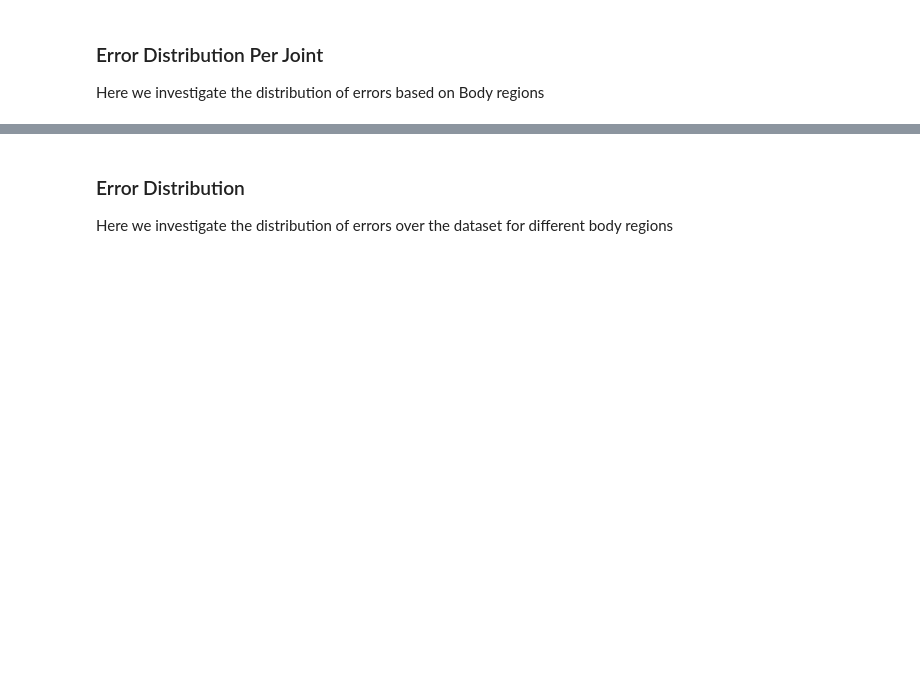
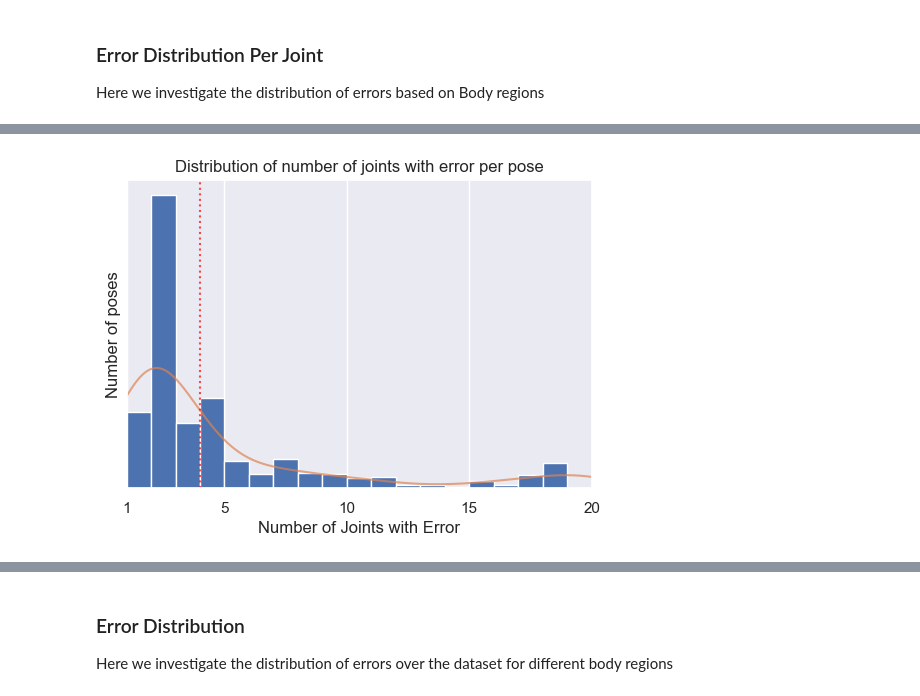
Before and after one commit to LeonardoPohl/FESD, a Jupyter notebook: FESDModel/FESDModel.ipynb, the cells around one changed output, grey strips where cells are left out. Saved outputs shown, nothing was run; the diff lists cells and outputs as text; code cells hidden in the pictures; blank space fills up the shorter version.

```diff
--- a/FESDModel/FESDModel.ipynb
+++ b/FESDModel/FESDModel.ipynb
@@ -191,17 +196,18 @@ df_data_full_body = df_data[df_data['mode'] == Mode.FULL_BODY]
 
 Here we investigate the distribution of errors based on Body regions
 # %%
-df_data_joints["pose_id"] = df_data_joints["Session"] + "_" + df_data_joints["Frame"].astype(str)
+df_data_joints["pose_id"]      = df_data_joints["Session"] + "_" + df_data_joints["Frame"].astype(str)
+df_data_joints["error_simple"] = df_data_joints["Error"].apply(lambda x: 1 if x > 0 else 0)
+df_data_joints["joint_name"]   = df_data_joints["Joint"].apply(lambda x: joint_names[x])
 # %%
-df_data_joints["Upper Body"] = df_data_joints["Joint"].apply(lambda x: x in upper_body_i)
-df_data_joints["Lower Body"] = df_data_joints["Joint"].apply(lambda x: x in lower_body_i)
+class_dict_halves = Mode.HALF_BODY.get_class_dict()
+df_data_joints["Upper Body"] = df_data_joints["Joint"].apply(lambda x: x in class_dict_halves["Upper Body"])
+df_data_joints["Lower Body"] = df_data_joints["Joint"].apply(lambda x: x in class_dict_halves["Lower Body"])
 
-df_data_joints["Torso"] = df_data_joints["Joint"].apply(lambda x: x in torso_i)
-df_data_joints["Head"] = df_data_joints["Joint"].apply(lambda x: x in head_i)
-df_data_joints["Left Arm"] = df_data_joints["Joint"].apply(lambda x: x in left_arm_i)
-df_data_joints["Right Arm"] = df_data_joints["Joint"].apply(lambda x: x in right_arm_i)
-df_data_joints["Left Leg"] = df_data_joints["Joint"].apply(lambda x: x in left_leg_i)
-df_data_joints["Right Leg"] = df_data_joints["Joint"].apply(lambda x: x in right_leg_i)
+class_dict_limbs = Mode.LIMBS.get_class_dict()
+df_data_joints["Torso"]     = df_data_joints["Joint"].apply(lambda x: x in class_dict_limbs["Torso"])
+df_data_joints["Head"]      = df_data_joints["Joint"].apply(lambda x: x in class_dict_limbs["Head"])
+df_data_joints["Left Arm"]  = df_data_joints["Joint"].apply(lambda x: x in class_dict_limbs["Left Arm"])
+df_data_joints["Right Arm"] = df_data_joints["Joint"].apply(lambda x: x in class_dict_limbs["Right Arm"])
+df_data_joints["Left Leg"]  = df_data_joints["Joint"].apply(lambda x: x in class_dict_limbs["Left Leg"])
+df_data_joints["Right Leg"] = df_data_joints["Joint"].apply(lambda x: x in class_dict_limbs["Right Leg"])
-# %%
-df_data_joints["body_half"] = df_data_joints["Joint"].apply(lambda x: "Upper Body" if x in [0, 1, 2, 3, 4, 5, 6, 7, 8, 9, 11, 12, 13] else "Lower Body")
-df_data_joints["body_part"] = df_data_joints["Joint"].apply(lambda x: "Left Arm" if x in [5, 6, 7, 8] else "Right Arm" if x in [10, 11, 12, 13] else "Left Leg" if x in [14, 15, 16] else "Right Leg" if x in [27, 28, 19] else "Torso" if x in [2, 3, 4, 9] else "Head" if x in [0, 1] else "None")
@@ -209,0 +228,3 @@ df_data_joints["error_simple"] = df_data_joints["Error"].apply(lambda x: 1 if x
+# %%
+df_data_joints["body_half"] = df_data_joints["Joint"].apply(lambda x: Mode.HALF_BODY.get_class(x))
+df_data_joints["body_part"] = df_data_joints["Joint"].apply(lambda x: Mode.LIMBS.get_class(x))
@@ -210,16 +241,19 @@ df_data_joints["error_simple"] = df_data_joints["Error"].apply(lambda x: 1 if x
 # %%
-fig, ax = plt.subplots(figsize = (6,4))
+fig, ax = plt.subplots(figsize = (6, 4))
 error_distr = df_data_joints.groupby("pose_id")["error_simple"].sum().reset_index()["error_simple"]
-error_distr.plot.hist(bins = 20, density=True, alpha = 0.7)
+error_distr = error_distr[error_distr > 0]
+error_distr.plot.hist(bins = range(1, 20), density=True)
 error_distr.plot(kind = "kde", alpha = 0.7)
-quant = error_distr.quantile(0.8)
+quant = error_distr.quantile(0.7)
 ax.axvline(quant, color="red", alpha = .7, ymax = 1, linestyle = ":")
 ax.set_title("Distribution of number of joints with error per pose")
 ax.set_xlabel("Number of Joints with Error")
 ax.set_ylabel("Number of poses")
-ax.set_xlim(0, 20)
-ax.set_xticks(range(0, 21, 5))
+ax.set_xlim(1, 20)
+ax.set_xticks([1, 5, 10, 15, 20])
 ax.set_yticks([])
 plt.savefig("figures/distribution_of_joint_errors_per_pose.png")
 plt.show()
+# %% [output]
+[figure, added]
 # %%
```
Also changed, not shown: parts of 36 cells of this notebook, 14 other files.
